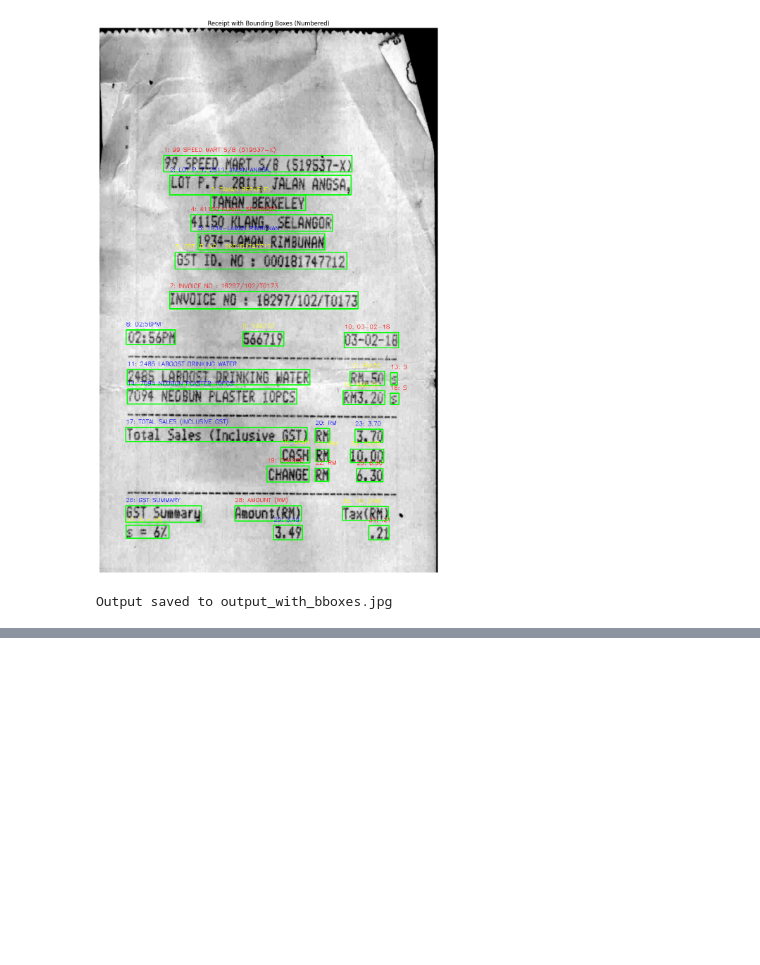
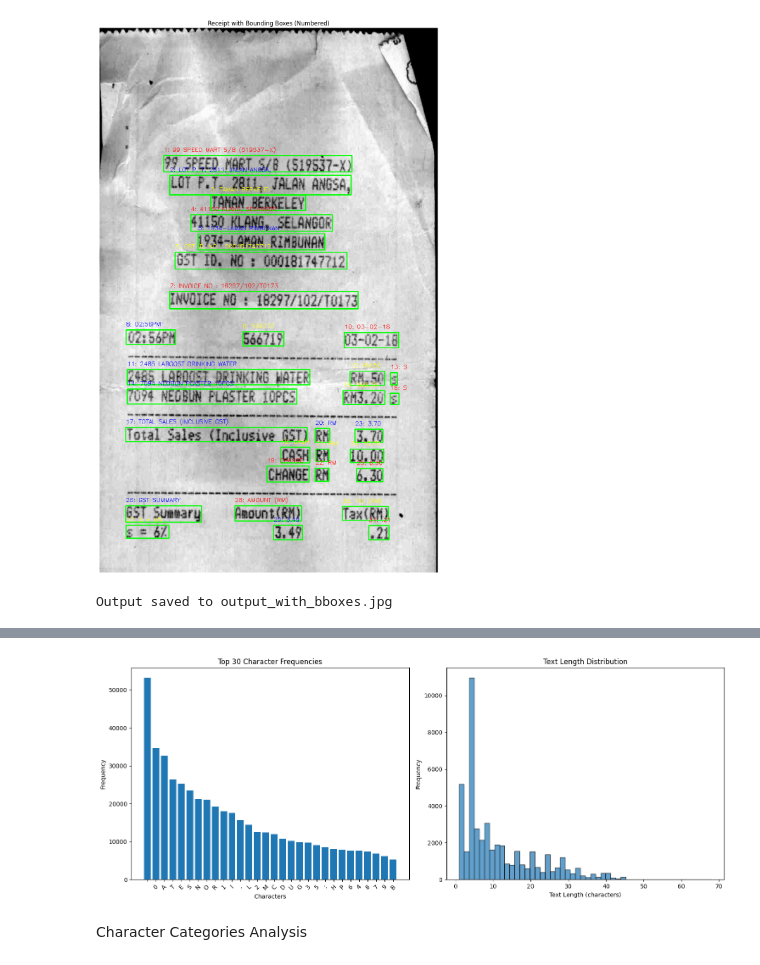
Before and after one commit to k17hawk/OCR_sroie, a Jupyter notebook: Notebook/eda.ipynb, the cells around one changed output, grey strips where cells are left out. Drawn from its saved outputs; the diff is of its cells as text; code cells hidden in the pictures; blank space fills up the shorter version.

```diff
--- a/Notebook/eda.ipynb
+++ b/Notebook/eda.ipynb
@@ -158,0 +224,32 @@ print(''.join(all_chars))
+# %%
+import seaborn as sns
+
+def visualize_character_distribution(char_counter, top_n=30):
+    # Get top N characters
+    top_chars = char_counter.most_common(top_n)
+    chars, counts = zip(*top_chars)
+
+    plt.figure(figsize=(15, 6))
+
+    plt.subplot(1, 2, 1)
+    plt.bar(range(len(chars)), counts)
+    plt.xticks(range(len(chars)), chars, rotation=45)
+    plt.title(f'Top {top_n} Character Frequencies')
+    plt.xlabel('Characters')
+    plt.ylabel('Frequency')
+
+    plt.subplot(1, 2, 2)
+    # Text length distribution
+    plt.hist(text_lengths, bins=50, alpha=0.7, edgecolor='black')
+    plt.title('Text Length Distribution')
+    plt.xlabel('Text Length (characters)')
+    plt.ylabel('Frequency')
+
+    plt.tight_layout()
+    plt.show()
+
+visualize_character_distribution(char_counter)
+# %% [output]
+[figure, added]
+# %% [markdown]
+ Character Categories Analysis
```
Also changed, not shown: parts of 16 cells of this notebook, 1 other file.
